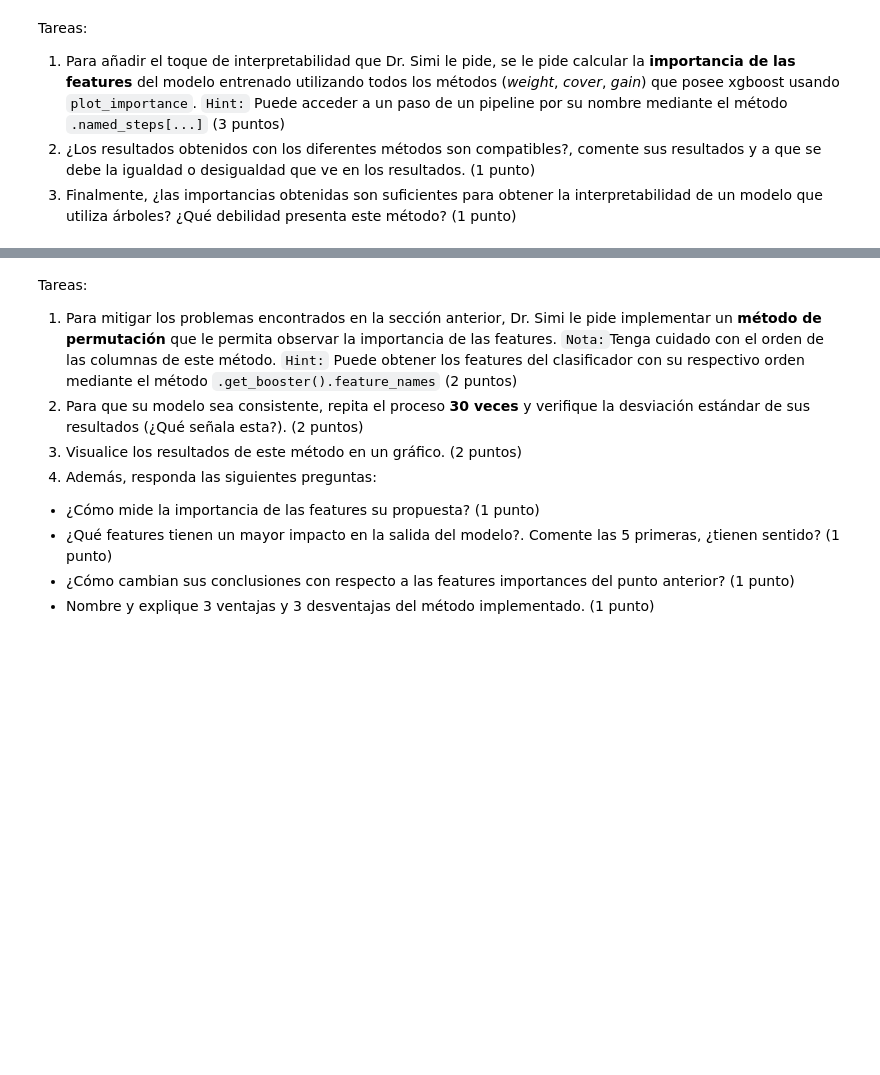
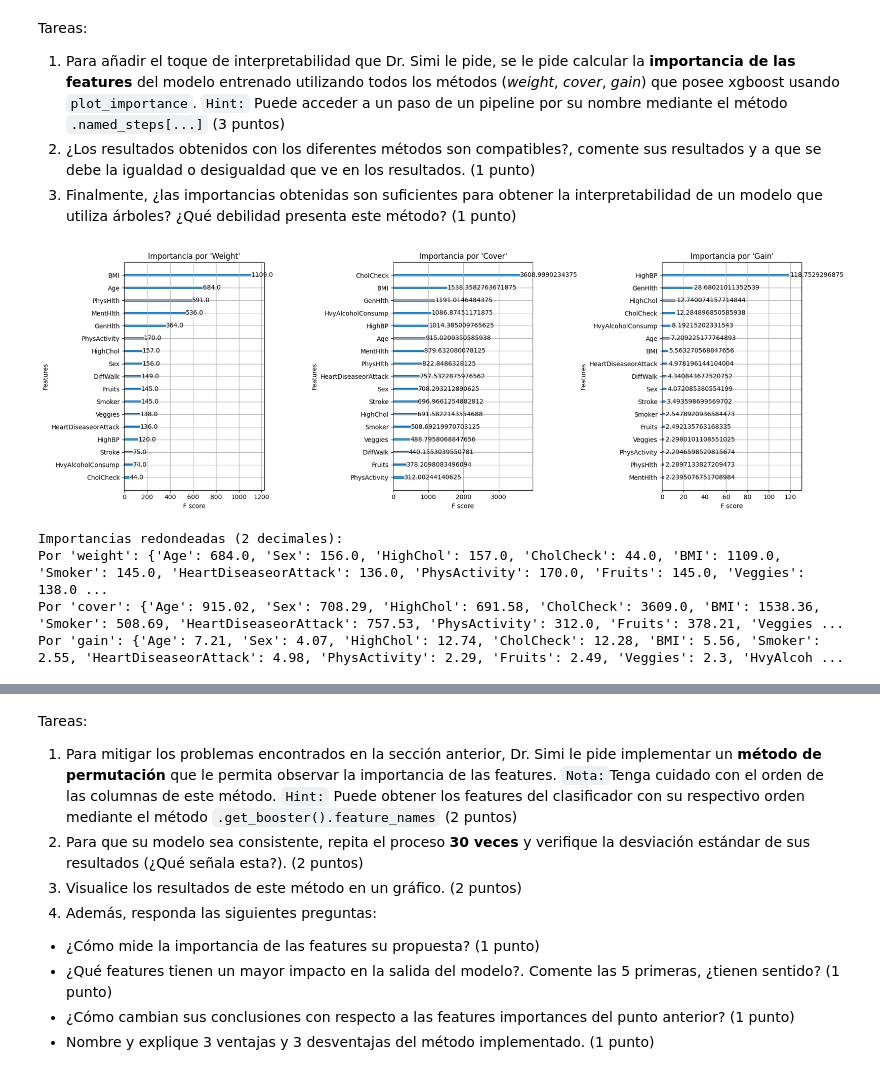
Before and after one commit to Geral37/MDS7202, a Jupyter notebook: Laboratorios/Lab 10 - Interpretabilidad/Lab10.ipynb, the cells around one changed output, grey strips where cells are left out. Drawn from its saved outputs; the diff is of its cells as text; code cells hidden in the pictures; blank space fills up the shorter version.

```diff
--- a/Laboratorios/Lab 10 - Interpretabilidad/Lab10.ipynb
+++ b/Laboratorios/Lab 10 - Interpretabilidad/Lab10.ipynb
@@ -99,0 +131,16 @@ Successfully installed xgboost-1.7.5
+# %%
+from sklearn.pipeline import Pipeline
+from xgboost import XGBClassifier
+from sklearn.metrics import classification_report
+
+# Pipeline
+pipeline = Pipeline(steps=[
+    ('preprocessor', preprocessor),
+    ('classifier', XGBClassifier(eval_metric='mlogloss'))
+])
+
+pipeline.fit(X_train, y_train)
+y_pred = pipeline.predict(X_test)
+
+# Reporte
+print(classification_report(y_test, y_pred))
@@ -112,0 +181,44 @@ Tareas:
+# %%
+import matplotlib.pyplot as plt
+from xgboost import plot_importance
+
+# Acceder al modelo XGBoost dentro del pipeline
+xgb_model = pipeline.named_steps['classifier']
+
+# Obtener las importancias de las características para los 3 tipos
+importances_weight = xgb_model.get_booster().get_score(importance_type='weight')
+importances_cover = xgb_model.get_booster().get_score(importance_type='cover')
+importances_gain = xgb_model.get_booster().get_score(importance_type='gain')
+
+# Redondear las importancias a 2 decimales
+importances_weight = {key: round(value, 2) for key, value in importances_weight.items()}
+importances_cover = {key: round(value, 2) for key, value in importances_cover.items()}
+importances_gain = {key: round(value, 2) for key, value in importances_gain.items()}
+
+# Graficar la importancia de las características utilizando los diferentes métodos
+fig, axes = plt.subplots(1, 3, figsize=(18, 6))
+
+# Importancia por 'weight'
+plot_importance(xgb_model, importance_type='weight', ax=axes[0], title="Importancia por 'Weight'")
+
+# Importancia por 'cover'
+plot_importance(xgb_model, importance_type='cover', ax=axes[1], title="Importancia por 'Cover'")
+
+# Importancia por 'gain'
+plot_importance(xgb_model, importance_type='gain', ax=axes[2], title="Importancia por 'Gain'")
+
+# Mostrar la gráfica
+plt.tight_layout()
+plt.show()
+
+# Imprimir las importancias redondeadas para revisar los resultados
+print("Importancias redondeadas (2 decimales):")
+print("Por 'weight':", importances_weight)
+print("Por 'cover':", importances_cover)
+print("Por 'gain':", importances_gain)
+# %% [output]
+[figure, added]
+Importancias redondeadas (2 decimales):
+Por 'weight': {'Age': 684.0, 'Sex': 156.0, 'HighChol': 157.0, 'CholCheck': 44.0, 'BMI': 1109.0, 'Smoker': 145.0, 'HeartDiseaseorAttack': 136.0, 'PhysActivity': 170.0, 'Fruits': 145.0, 'Veggies': 138.0 ...
+Por 'cover': {'Age': 915.02, 'Sex': 708.29, 'HighChol': 691.58, 'CholCheck': 3609.0, 'BMI': 1538.36, 'Smoker': 508.69, 'HeartDiseaseorAttack': 757.53, 'PhysActivity': 312.0, 'Fruits': 378.21, 'Veggies ...
+Por 'gain': {'Age': 7.21, 'Sex': 4.07, 'HighChol': 12.74, 'CholCheck': 12.28, 'BMI': 5.56, 'Smoker': 2.55, 'HeartDiseaseorAttack': 4.98, 'PhysActivity': 2.29, 'Fruits': 2.49, 'Veggies': 2.3, 'HvyAlcoh ...
```
Also changed, not shown: parts of 10 cells of this notebook.
